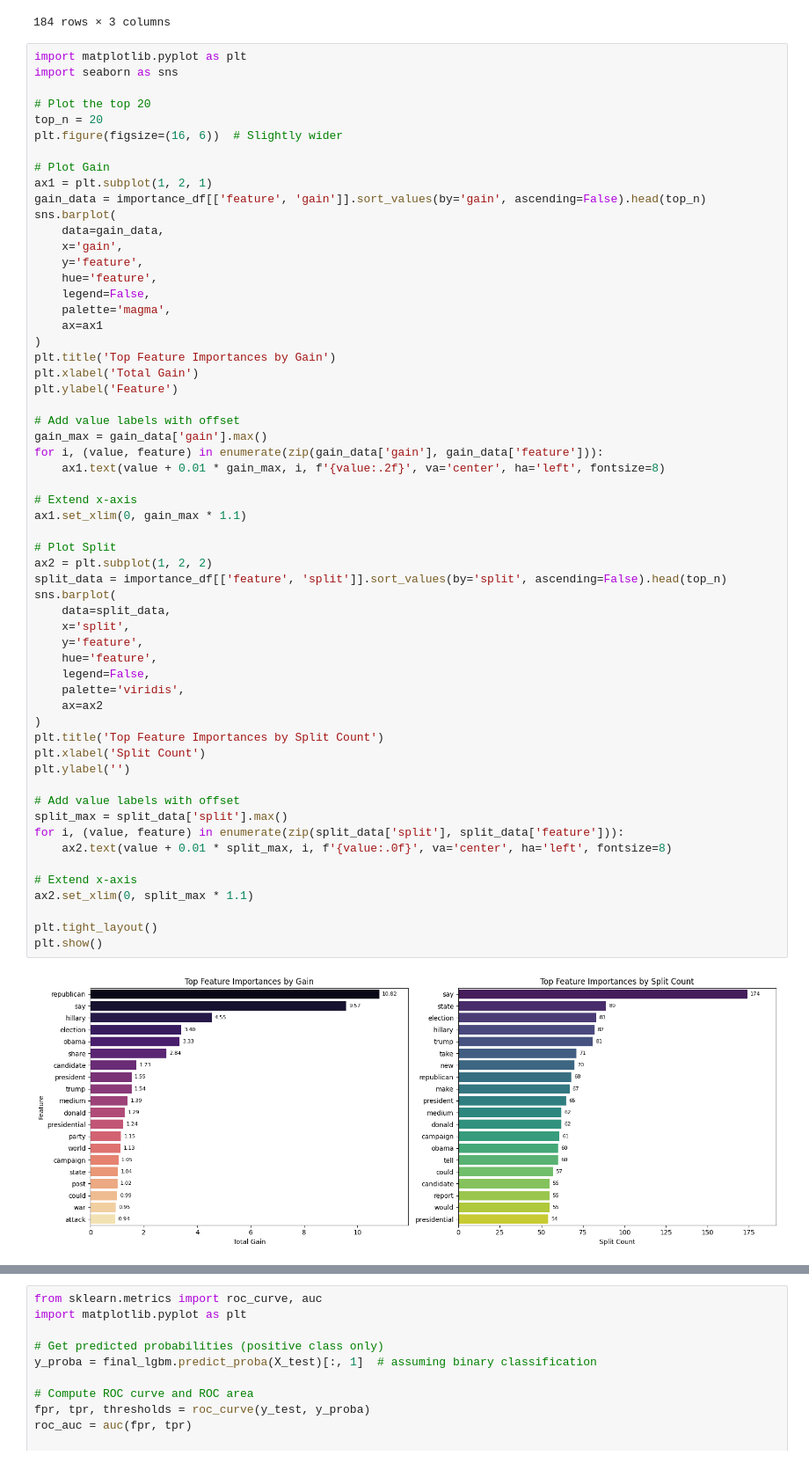
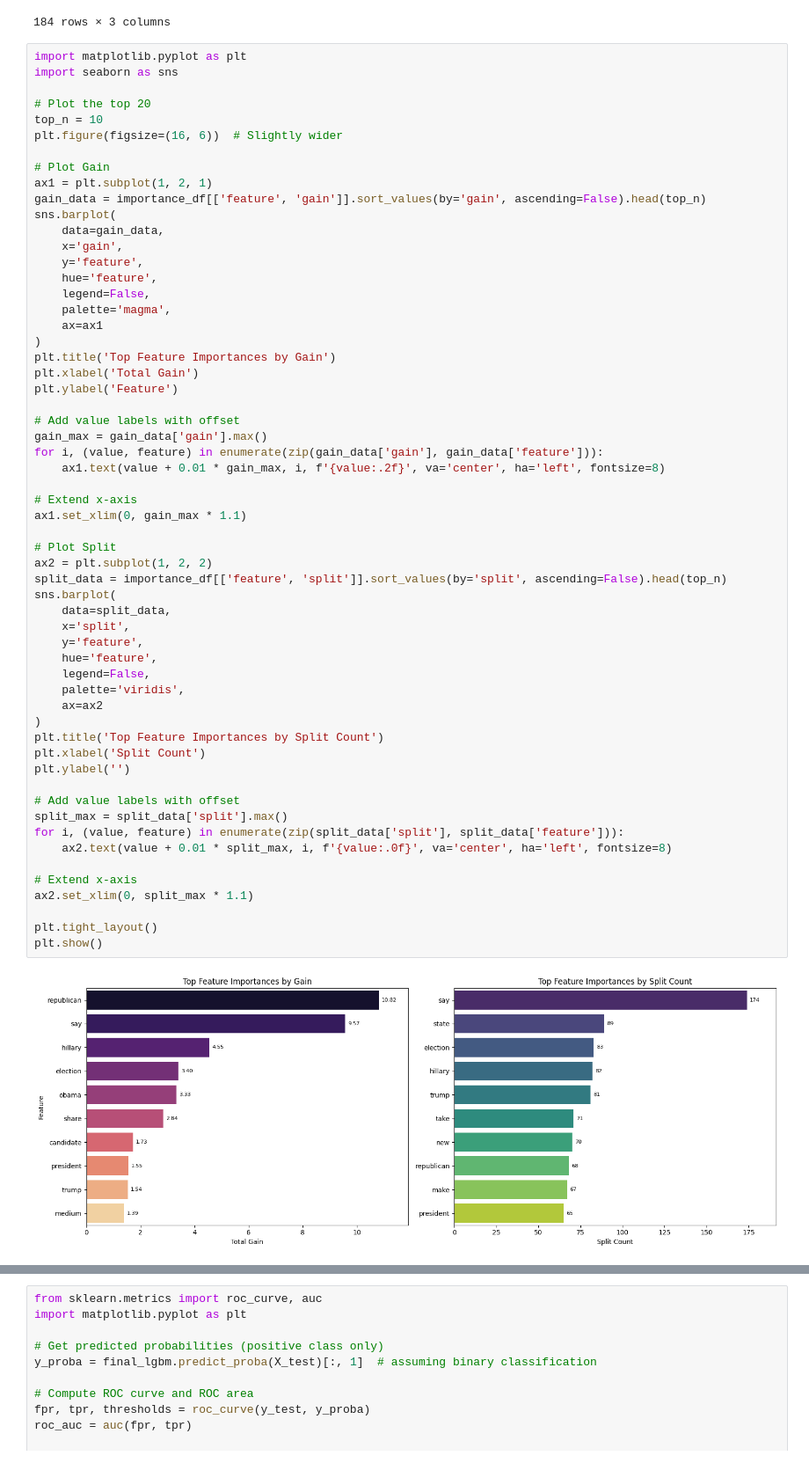
Before and after one commit to Praz-Nerd/Web-Extension-for-Fake-News-Detection, a Jupyter notebook: jupyter/kaggle model explainability.ipynb, the cells around one changed output, grey strips where cells are left out. Shown: that part at 88% size. Cells and saved outputs as stored; diff of their text form.

```diff
--- a/jupyter/kaggle model explainability.ipynb
+++ b/jupyter/kaggle model explainability.ipynb
@@ -288,7 +288,7 @@ import matplotlib.pyplot as plt
 import seaborn as sns
 
 # Plot the top 20
-top_n = 20
+top_n = 10
 plt.figure(figsize=(16, 6))  # Slightly wider
 
 # Plot Gain
@@ -315,34 +315,34 @@ for i, (value, feature) in enumerate(zip(gain_data['gain'], gain_data['feature']
 # Extend x-axis
 ax1.set_xlim(0, gain_max * 1.1)
 
 # Plot Split
 ax2 = plt.subplot(1, 2, 2)
 split_data = importance_df[['feature', 'split']].sort_values(by='split', ascending=False).head(top_n)
 sns.barplot(
     data=split_data,
     x='split',
     y='feature',
     hue='feature',
     legend=False,
     palette='viridis',
     ax=ax2
 )
 plt.title('Top Feature Importances by Split Count')
 plt.xlabel('Split Count')
 plt.ylabel('')
 
 # Add value labels with offset
 split_max = split_data['split'].max()
 for i, (value, feature) in enumerate(zip(split_data['split'], split_data['feature'])):
     ax2.text(value + 0.01 * split_max, i, f'{value:.0f}', va='center', ha='left', fontsize=8)
 
 # Extend x-axis
 ax2.set_xlim(0, split_max * 1.1)
 
 plt.tight_layout()
 plt.show()
 # %% [output]
-[figure, old version]
+[figure, new version]
 # %%
 import matplotlib.pyplot as plt
 import seaborn as sns
```
Also changed, not shown: parts of 2 cells of this notebook, 6 other files.
